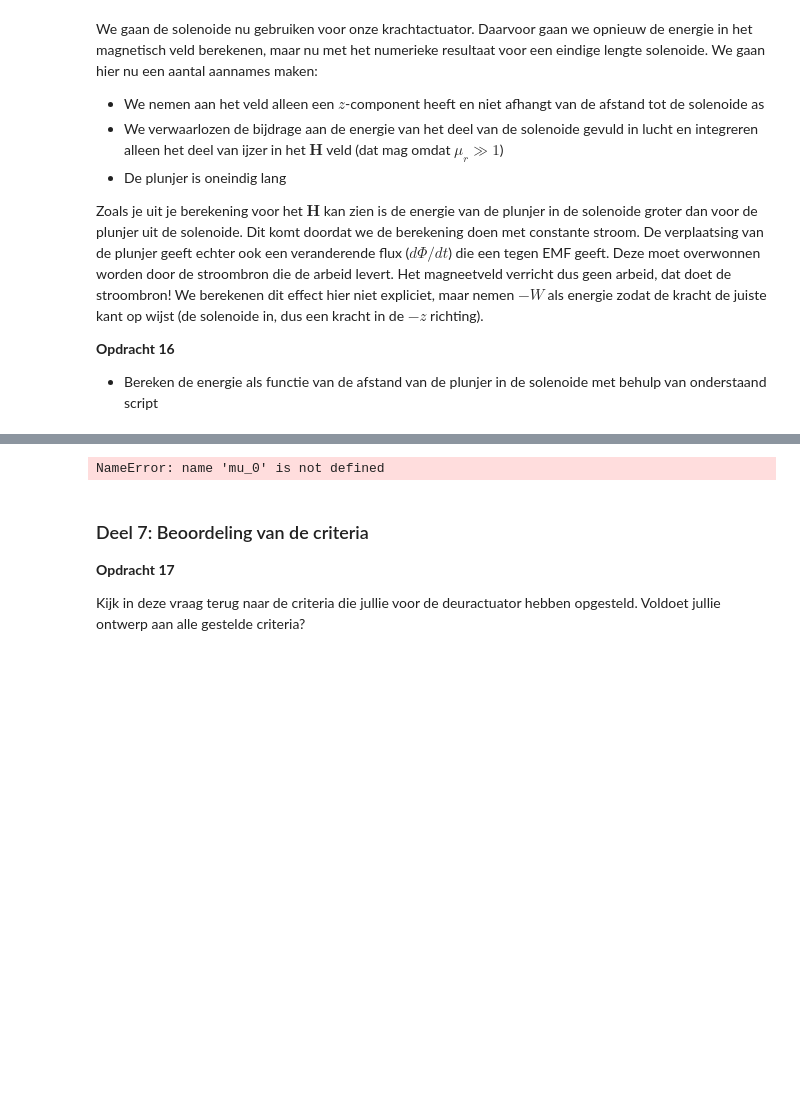
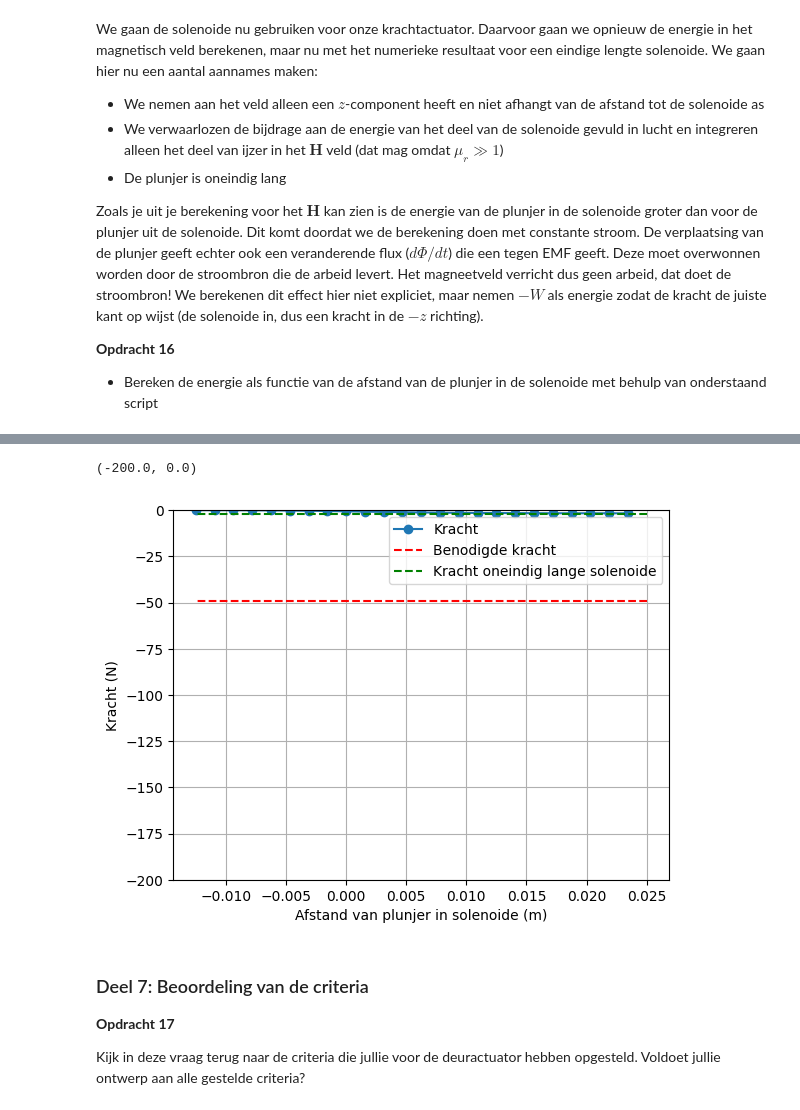
Before and after one commit to Xinqihuang123/DEF-D, a Jupyter notebook: 2KrachtactuatorOpdracht/KrachtactuatorOpdracht.ipynb, the cells around one changed output, grey strips where cells are left out. Saved outputs shown, nothing was run; the diff lists cells and outputs as text; code cells hidden in the pictures; blank space fills up the shorter version.

```diff
--- a/2KrachtactuatorOpdracht/KrachtactuatorOpdracht.ipynb
+++ b/2KrachtactuatorOpdracht/KrachtactuatorOpdracht.ipynb
@@ -471,15 +482,23 @@ NameError: name 'r_s' is not defined
 # %%
+#gegevens
+aantal_omwent = aantal_omwentelingen
+L_s = L_sol
+r_s = r_sol
+I = 1.0
+
+
 force_analytical = -mu_0*mu_r*np.pi*r_s**2*aantal_omwent**2*I**2/2/L_s**2 # Kracht uitrekenen numeriek
 force_numerical=np.diff(Wz, n=1, append=[0])/(z_ax[1] - z_ax[0]) # Kracht uitrekenen
 
 # Plotting the results
 plt.plot(L_s/2 - z_ax, np.flipud(force_numerical), '-o', label='Kracht')
 plt.plot(L_s/2 - z_ax, (-5*9.8)*np.ones(n_ax), '--r', label='Benodigde kracht')
 plt.plot(L_s/2 - z_ax, force_analytical*np.ones(n_ax), '--g', label='Kracht oneindig lange solenoide')
 plt.xlabel('Afstand van plunjer in solenoide (m)'), plt.ylabel('Kracht (N)'), plt.grid(), plt.legend()
 plt.ylim([-200, 0])
 # %% [output]
-NameError: name 'mu_0' is not defined
+(-200.0, 0.0)
+[figure, added]
 # %% [markdown]
 ### Deel 7: Beoordeling van de criteria
 **Opdracht 17**
```
Also changed, not shown: parts of 4 cells of this notebook.
